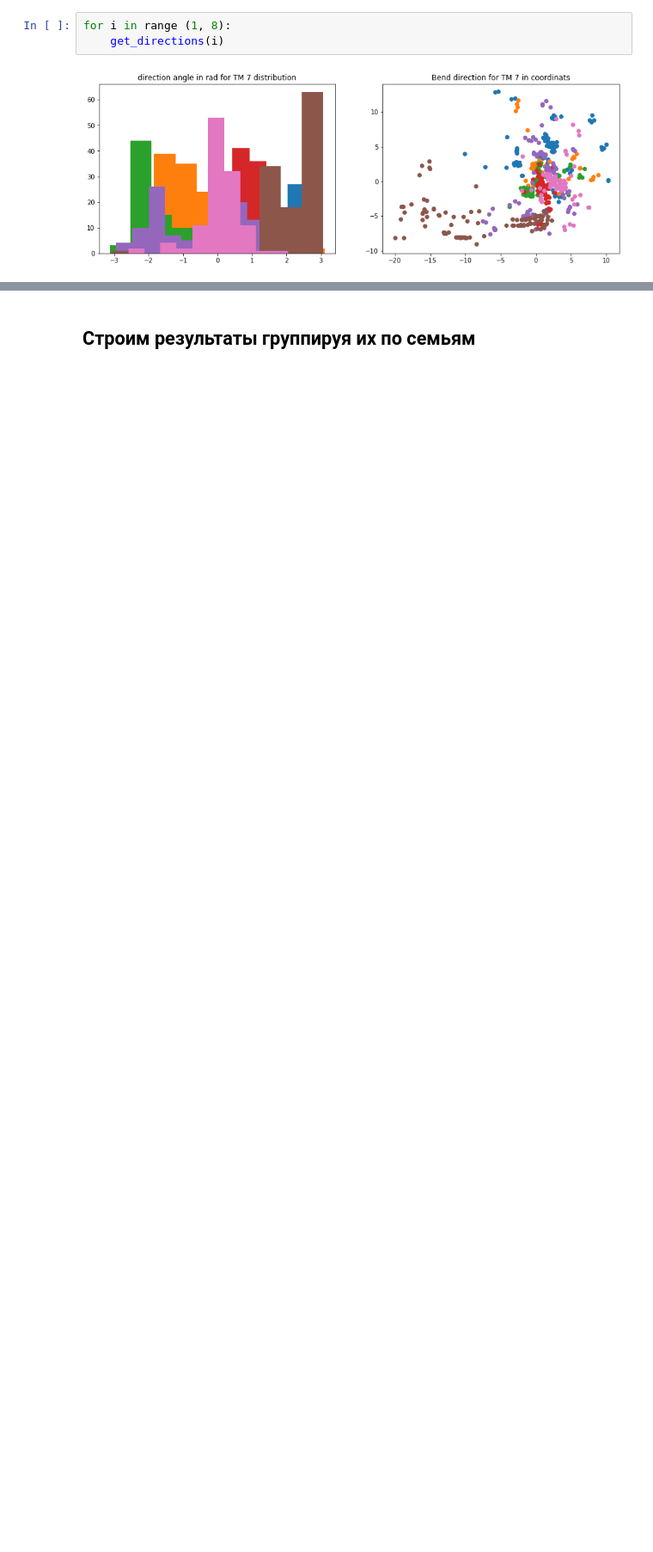
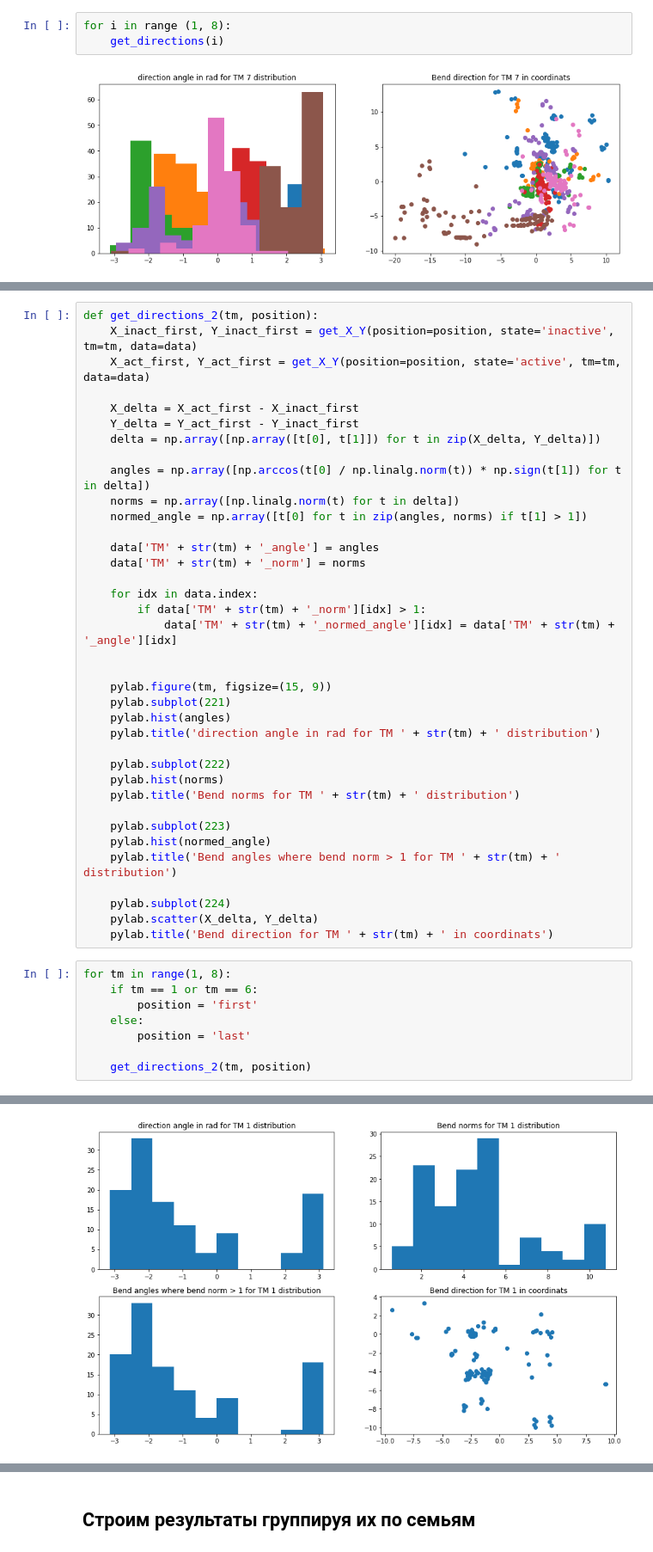
Before and after one commit to andrii-kurdiuk/GPCRSampling, a Jupyter notebook: DataAnalysis/directions_analysis.ipynb, the cells around one changed output, grey strips where cells are left out. Shown: that part at 86% size. Saved outputs shown, nothing was run; the diff lists cells and outputs as text; blank space fills up the shorter version.

```diff
--- a/DataAnalysis/directions_analysis.ipynb
+++ b/DataAnalysis/directions_analysis.ipynb
@@ -102,0 +104,46 @@ for i in range (1, 8):
+# %%
+def get_directions_2(tm, position):
+    X_inact_first, Y_inact_first = get_X_Y(position=position, state='inactive', tm=tm, data=data)
+    X_act_first, Y_act_first = get_X_Y(position=position, state='active', tm=tm, data=data)
+
+    X_delta = X_act_first - X_inact_first
+    Y_delta = Y_act_first - Y_inact_first
+    delta = np.array([np.array([t[0], t[1]]) for t in zip(X_delta, Y_delta)])
+
+    angles = np.array([np.arccos(t[0] / np.linalg.norm(t)) * np.sign(t[1]) for t in delta])
+    norms = np.array([np.linalg.norm(t) for t in delta])
+    normed_angle = np.array([t[0] for t in zip(angles, norms) if t[1] > 1])
+
+    data['TM' + str(tm) + '_angle'] = angles
+    data['TM' + str(tm) + '_norm'] = norms
+
+    for idx in data.index:
+        if data['TM' + str(tm) + '_norm'][idx] > 1:
+            data['TM' + str(tm) + '_normed_angle'][idx] = data['TM' + str(tm) + '_angle'][idx]
+
+
+    pylab.figure(tm, figsize=(15, 9))
+    pylab.subplot(221)
+    pylab.hist(angles)
+    pylab.title('direction angle in rad for TM ' + str(tm) + ' distribution')
+
+    pylab.subplot(222)
+    pylab.hist(norms)
+    pylab.title('Bend norms for TM ' + str(tm) + ' distribution')
+
+    pylab.subplot(223)
+    pylab.hist(normed_angle)
+    pylab.title('Bend angles where bend norm > 1 for TM ' + str(tm) + ' distribution')
+
+    pylab.subplot(224)
+    pylab.scatter(X_delta, Y_delta)
+    pylab.title('Bend direction for TM ' + str(tm) + ' in coordinats')
+# %%
+for tm in range(1, 8):
+    if tm == 1 or tm == 6:
+        position = 'first'
+    else:
+        position = 'last'
+
+    get_directions_2(tm, position)
+# %% [output]
@@ -102,0 +153 @@ for i in range (1, 8):
+[figure, added]
```
Also changed, not shown: parts of 10 cells of this notebook.
